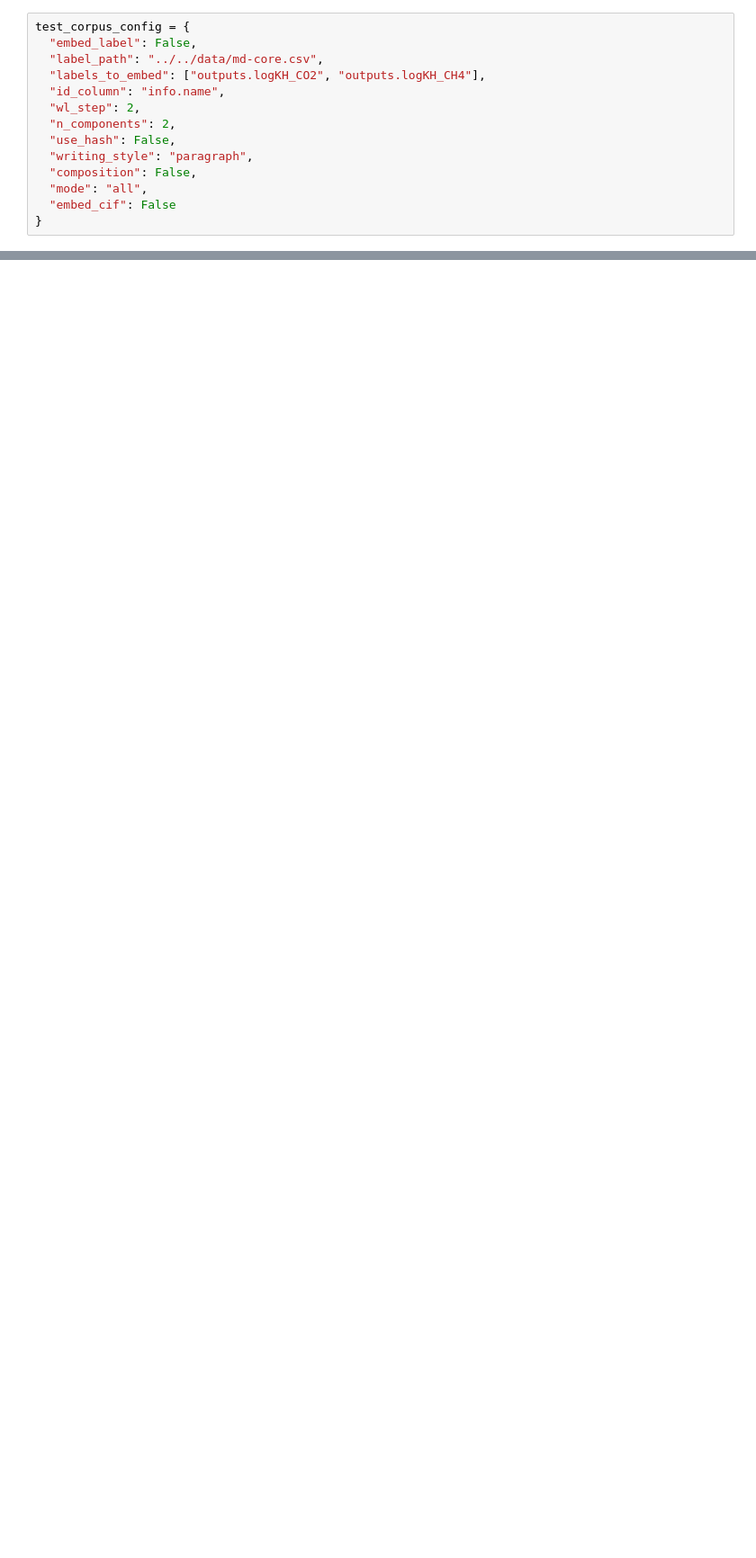
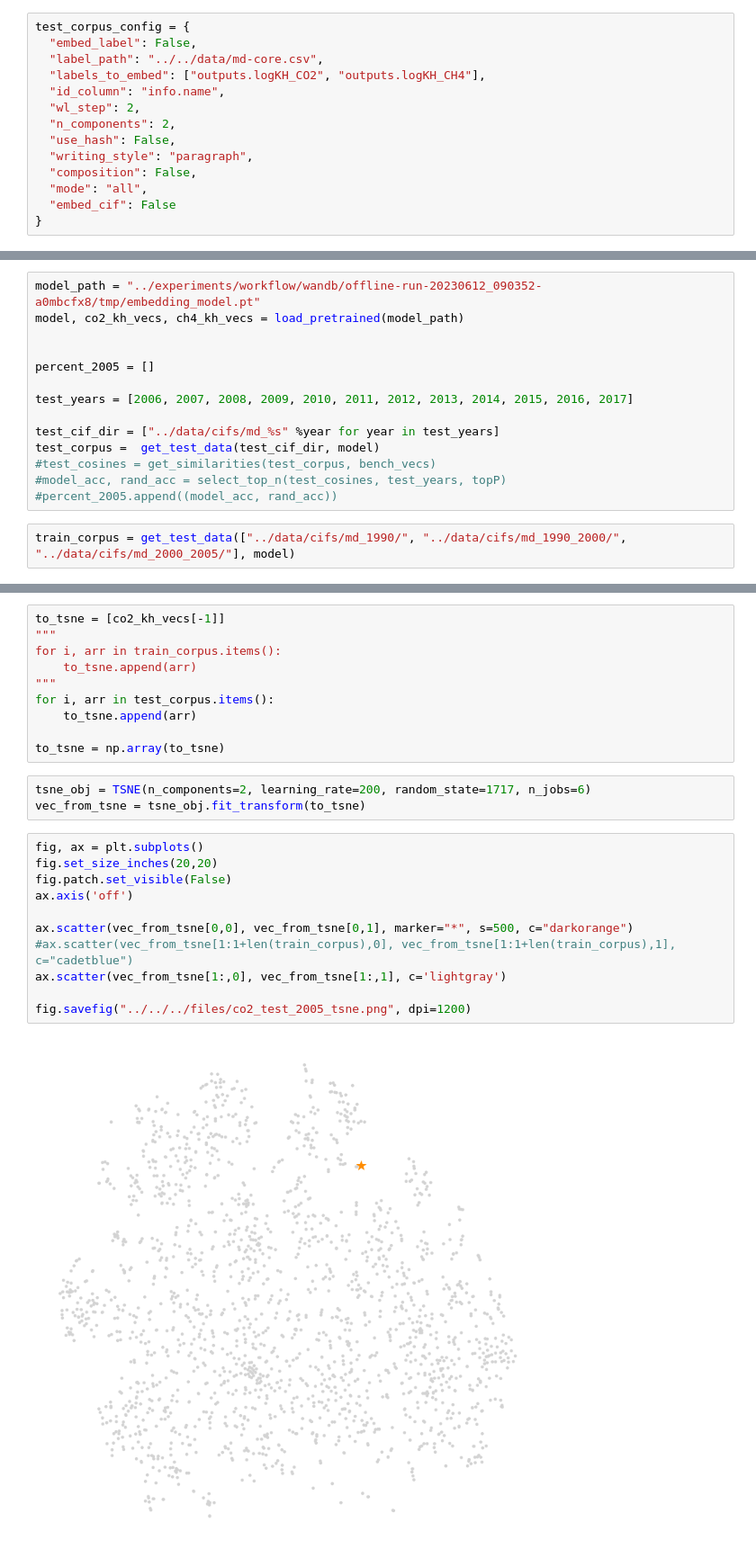
Before and after one commit to XiaoqZhang/mofgraph2vec, a Jupyter notebook: dev/core_by_year.ipynb, the cells around one changed output, grey strips where cells are left out. Shown at 90% size. Saved outputs shown, nothing was run; the diff lists cells and outputs as text; blank space fills up the shorter version.

```diff
--- a/dev/core_by_year.ipynb
+++ b/dev/core_by_year.ipynb
@@ -225,0 +618,16 @@ Name: outputs.logKH_CO2, dtype: float64
+# %%
+model_path = "../experiments/workflow/wandb/offline-run-20230612_090352-a0mbcfx8/tmp/embedding_model.pt"
+model, co2_kh_vecs, ch4_kh_vecs = load_pretrained(model_path)
+
+
+percent_2005 = []
+
+test_years = [2006, 2007, 2008, 2009, 2010, 2011, 2012, 2013, 2014, 2015, 2016, 2017]
+
+test_cif_dir = ["../data/cifs/md_%s" %year for year in test_years]
+test_corpus =  get_test_data(test_cif_dir, model)
+#test_cosines = get_similarities(test_corpus, bench_vecs)
+#model_acc, rand_acc = select_top_n(test_cosines, test_years, topP)
+#percent_2005.append((model_acc, rand_acc))
+# %%
+train_corpus = get_test_data(["../data/cifs/md_1990/", "../data/cifs/md_1990_2000/", "../data/cifs/md_2000_2005/"], model)
@@ -225,0 +636,26 @@ Name: outputs.logKH_CO2, dtype: float64
+# %%
+to_tsne = [co2_kh_vecs[-1]]
+"""
+for i, arr in train_corpus.items():
+    to_tsne.append(arr)
+"""
+for i, arr in test_corpus.items():
+    to_tsne.append(arr)
+
+to_tsne = np.array(to_tsne)
+# %%
+tsne_obj = TSNE(n_components=2, learning_rate=200, random_state=1717, n_jobs=6)
+vec_from_tsne = tsne_obj.fit_transform(to_tsne)
+# %%
+fig, ax = plt.subplots()
+fig.set_size_inches(20,20)
+fig.patch.set_visible(False)
+ax.axis('off')
+
+ax.scatter(vec_from_tsne[0,0], vec_from_tsne[0,1], marker="*", s=500, c="darkorange")
+#ax.scatter(vec_from_tsne[1:1+len(train_corpus),0], vec_from_tsne[1:1+len(train_corpus),1], c="cadetblue")
+ax.scatter(vec_from_tsne[1:,0], vec_from_tsne[1:,1], c='lightgray')
+
+fig.savefig("../../../files/co2_test_2005_tsne.png", dpi=1200)
+# %% [output]
+[figure, added]
```
Also changed, not shown: parts of 112 cells of this notebook, 16 other files.
